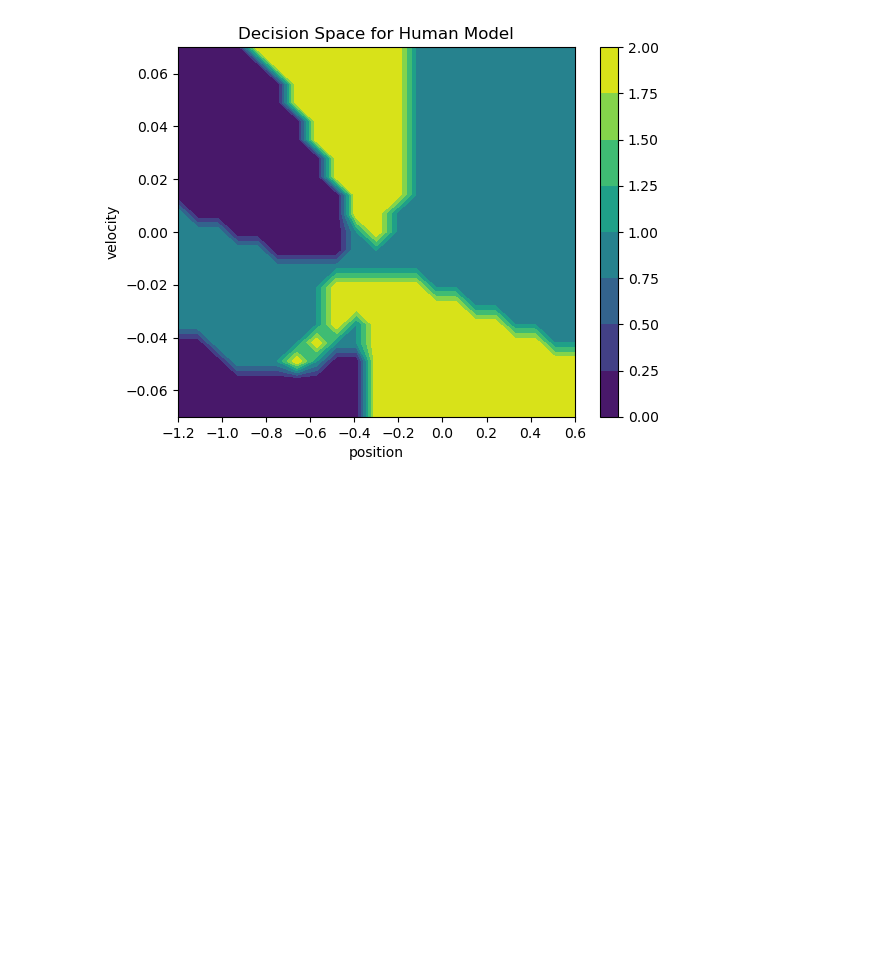
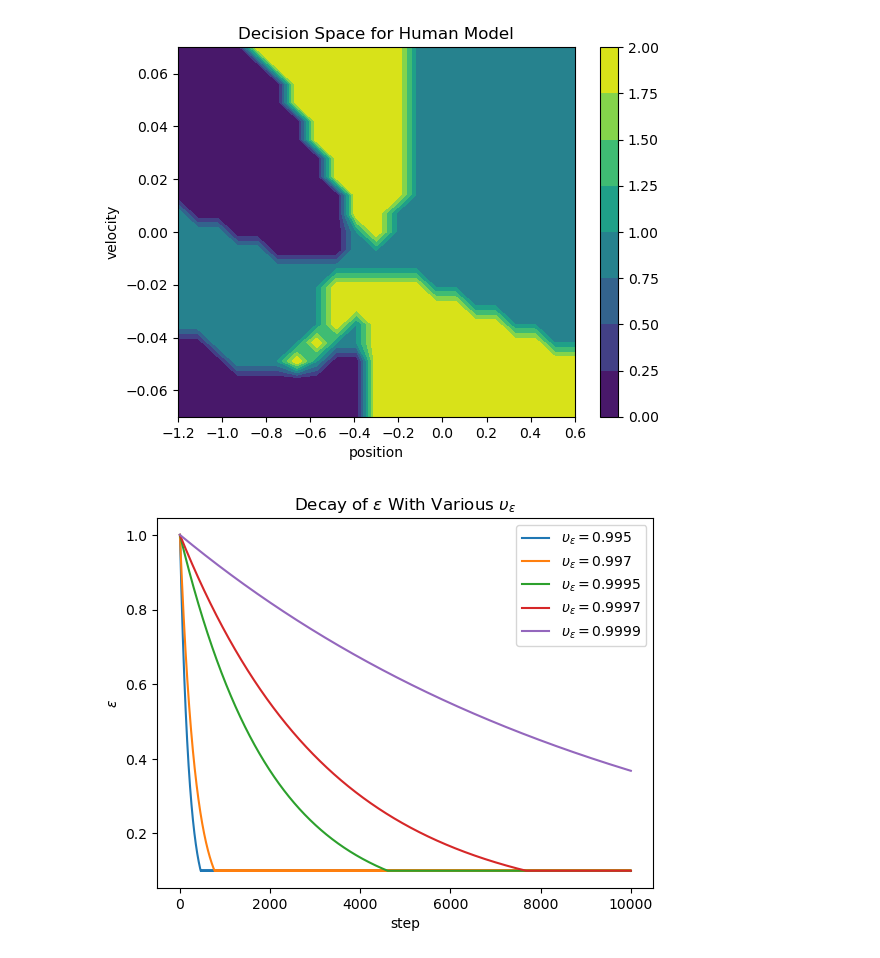
Before and after one commit to oscaro00/Math156_Project, a Jupyter notebook: mountaincar/visualizations.ipynb, the cells around one changed output. Cells and saved outputs as stored; diff of their text form; code cells hidden in the pictures; blank space fills up the shorter version.

```diff
--- a/mountaincar/visualizations.ipynb
+++ b/mountaincar/visualizations.ipynb
@@ -96,3 +106,39 @@ fig.savefig('human decision visual.svg', format='svg')
 plt.show()
 # %% [output]
 [figure]
+# %%
+x = np.arange(10001)
+e0 = 1.0
+emin = 0.1
+
+e1 = [e0]
+e2 = [e0]
+e3 = [e0]
+e4 = [e0]
+e5 = [e0]
+
+for i in range(10000):
+    if e1[-1] >= emin: e1.append(e1[-1]*0.995)
+    else: e1.append(emin)
+    if e2[-1] >= emin: e2.append(e2[-1]*0.997)
+    else: e2.append(emin)
+    if e3[-1] >= emin: e3.append(e3[-1]*0.9995)
+    else: e3.append(emin)
+    if e4[-1] >= emin: e4.append(e4[-1]*0.9997)
+    else: e4.append(emin)
+    if e5[-1] >= emin: e5.append(e5[-1]*0.9999)
+    else: e5.append(emin)
+# %%
+plt.plot(x, e1, label=r"$\upsilon_\epsilon = 0.995$")
+plt.plot(x, e2, label=r"$\upsilon_\epsilon = 0.997$")
+plt.plot(x, e3, label=r"$\upsilon_\epsilon = 0.9995$")
+plt.plot(x, e4, label=r"$\upsilon_\epsilon = 0.9997$")
+plt.plot(x, e5, label=r"$\upsilon_\epsilon = 0.9999$")
+plt.legend()
+plt.xlabel('step')
+plt.ylabel(r'$\epsilon$')
+plt.title(r'Decay of $\epsilon$ With Various $\upsilon_\epsilon$')
+plt.savefig('epsilon_decay.svg', format='svg')
+plt.show()
+# %% [output]
+[figure, added]
```
Also changed, not shown: parts of 2 cells of this notebook, 4 other files.
